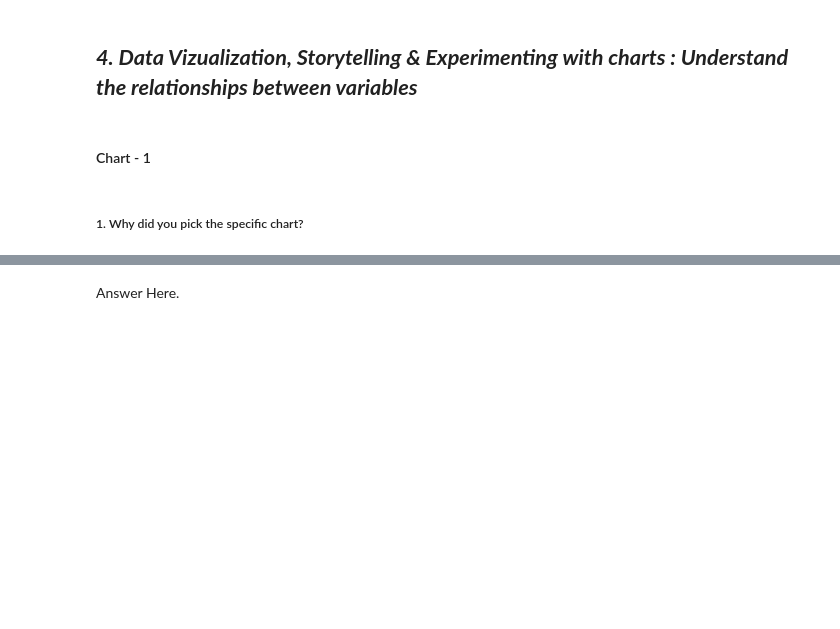
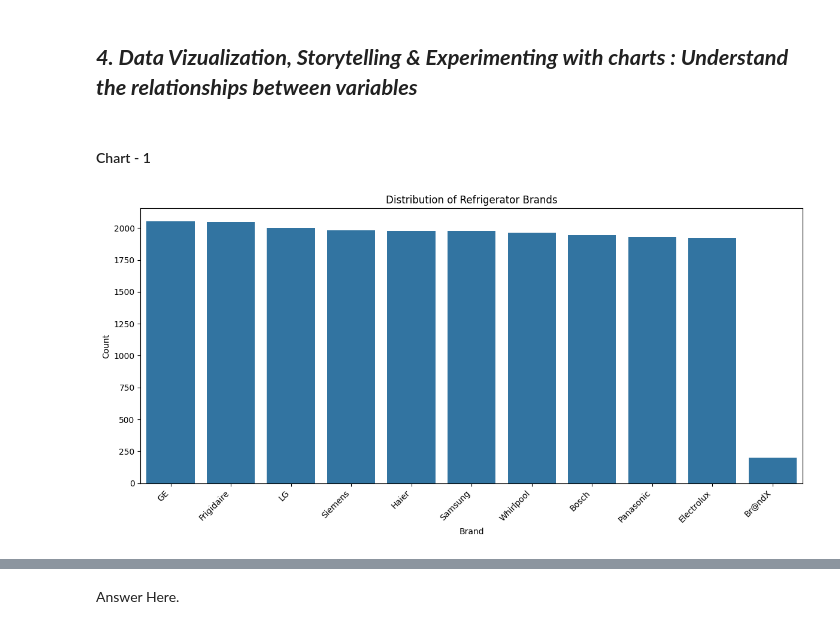
Before and after one commit to SEnvironment/AIML_Winnovation_2026_Regression_Project, a Jupyter notebook: Alok_Regression_ML_Submission_Template.ipynb, the cells around one changed output, grey strips where cells are left out. Cells and saved outputs as stored; diff of their text form; code cells hidden in the pictures; blank space fills up the shorter version.

```diff
--- a/Alok_Regression_ML_Submission_Template.ipynb
+++ b/Alok_Regression_ML_Submission_Template.ipynb
@@ -133,2 +303,10 @@ Answer Here
+# %%
+fp['Country of Manufacture'] = fp['Country of Manufacture'].fillna('No6')
+# %%
+fp['Price'] = fp['Price'].fillna(1099)
+# %%
+fp['Random Numeric Feature 1'] = fp['Random Numeric Feature 1'].fillna(2987)
+# %%
+fp['Irrelevant Category Feature 3'] = fp['Irrelevant Category Feature 3'].fillna('No7')
 # %% [markdown]
 ### What all manipulations have you done and insights you found?
@@ -143,2 +339,15 @@ Answer Here.
-# %% [markdown]
-##### 1. Why did you pick the specific chart?
+# %%
+# Chart - 1 visualization code
+import seaborn as sns
+import matplotlib.pyplot as plt
+
+plt.figure(figsize=(12, 6))
+sns.countplot(data=fp, x='Brand', order=fp['Brand'].value_counts().index)
+plt.title('Distribution of Refrigerator Brands')
+plt.xlabel('Brand')
+plt.ylabel('Count')
+plt.xticks(rotation=45, ha='right')
+plt.tight_layout()
+plt.show()
+# %% [output]
+[figure, added]
```
Also changed, not shown: parts of 151 cells of this notebook.
